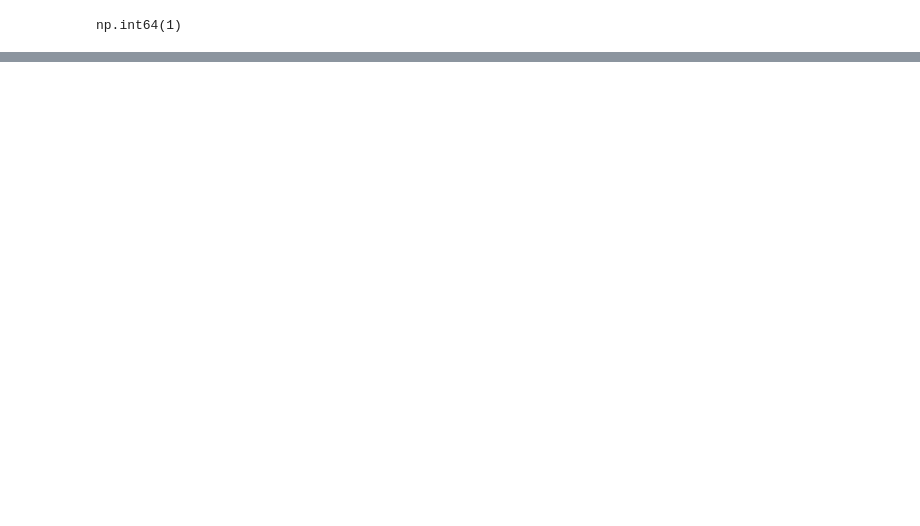
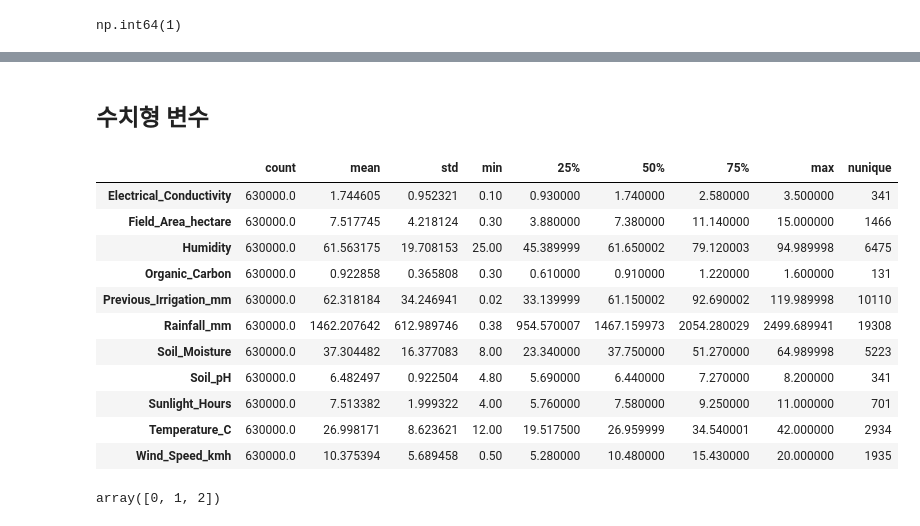
Before and after one commit to sunkusun9/ml-labs, a Jupyter notebook: examples/kaggle_s6e4/2.exploration.ipynb, the cells around one changed output, grey strips where cells are left out. Drawn from its saved outputs; the diff is of its cells as text; code cells hidden in the pictures; blank space fills up the shorter version.

```diff
--- a/examples/kaggle_s6e4/2.exploration.ipynb
+++ b/examples/kaggle_s6e4/2.exploration.ipynb
@@ -77,0 +144,24 @@ np.int64(1)
+# %% [markdown]
+## 수치형 변수
+# %%
+df_train[X_num].describe().T.join(
+    df_train[X_num].nunique().rename('nunique')
+)
+# %% [output]
+|  | count | mean | std | min | 25% | 50% | 75% | max | nunique |
+| Electrical_Conductivity | 630000.0 | 1.744605 | 0.952321 | 0.10 | 0.930000 | 1.740000 | 2.580000 | 3.500000 | 341 |
+| Field_Area_hectare | 630000.0 | 7.517745 | 4.218124 | 0.30 | 3.880000 | 7.380000 | 11.140000 | 15.000000 | 1466 |
+| Humidity | 630000.0 | 61.563175 | 19.708153 | 25.00 | 45.389999 | 61.650002 | 79.120003 | 94.989998 | 6475 |
+| Organic_Carbon | 630000.0 | 0.922858 | 0.365808 | 0.30 | 0.610000 | 0.910000 | 1.220000 | 1.600000 | 131 |
+| Previous_Irrigation_mm | 630000.0 | 62.318184 | 34.246941 | 0.02 | 33.139999 | 61.150002 | 92.690002 | 119.989998 | 10110 |
+| Rainfall_mm | 630000.0 | 1462.207642 | 612.989746 | 0.38 | 954.570007 | 1467.159973 | 2054.280029 | 2499.689941 | 19308 |
+| Soil_Moisture | 630000.0 | 37.304482 | 16.377083 | 8.00 | 23.340000 | 37.750000 | 51.270000 | 64.989998 | 5223 |
+| Soil_pH | 630000.0 | 6.482497 | 0.922504 | 4.80 | 5.690000 | 6.440000 | 7.270000 | 8.200000 | 341 |
+| Sunlight_Hours | 630000.0 | 7.513382 | 1.999322 | 4.00 | 5.760000 | 7.580000 | 9.250000 | 11.000000 | 701 |
+| Temperature_C | 630000.0 | 26.998171 | 8.623621 | 12.00 | 19.517500 | 26.959999 | 34.540001 | 42.000000 | 2934 |
+| Wind_Speed_kmh | 630000.0 | 10.375394 | 5.689458 | 0.50 | 5.280000 | 10.480000 | 15.430000 | 20.000000 | 1935 |
+# %%
+y_labels = df_train[y].unique()
+y_labels
+# %% [output]
+array([0, 1, 2])
```
Also changed, not shown: parts of 22 cells of this notebook, 6 other files.
